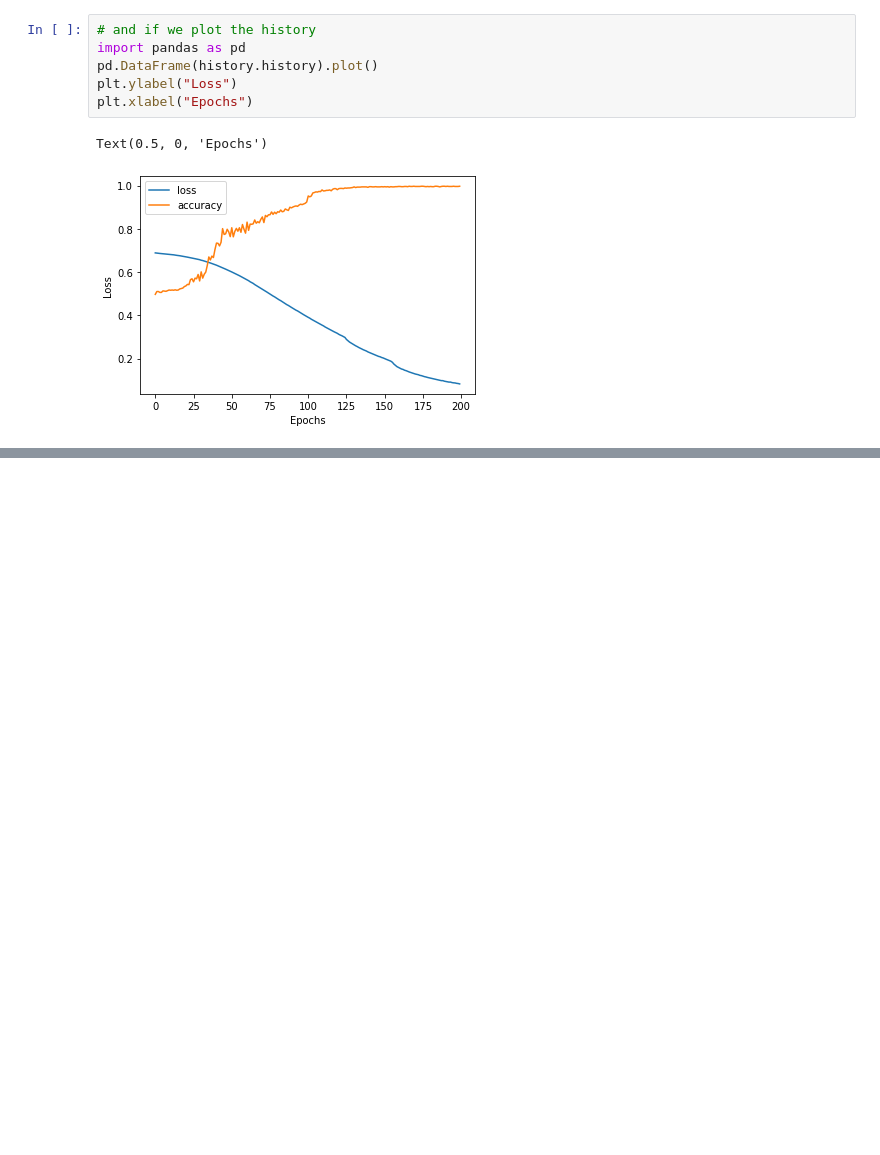
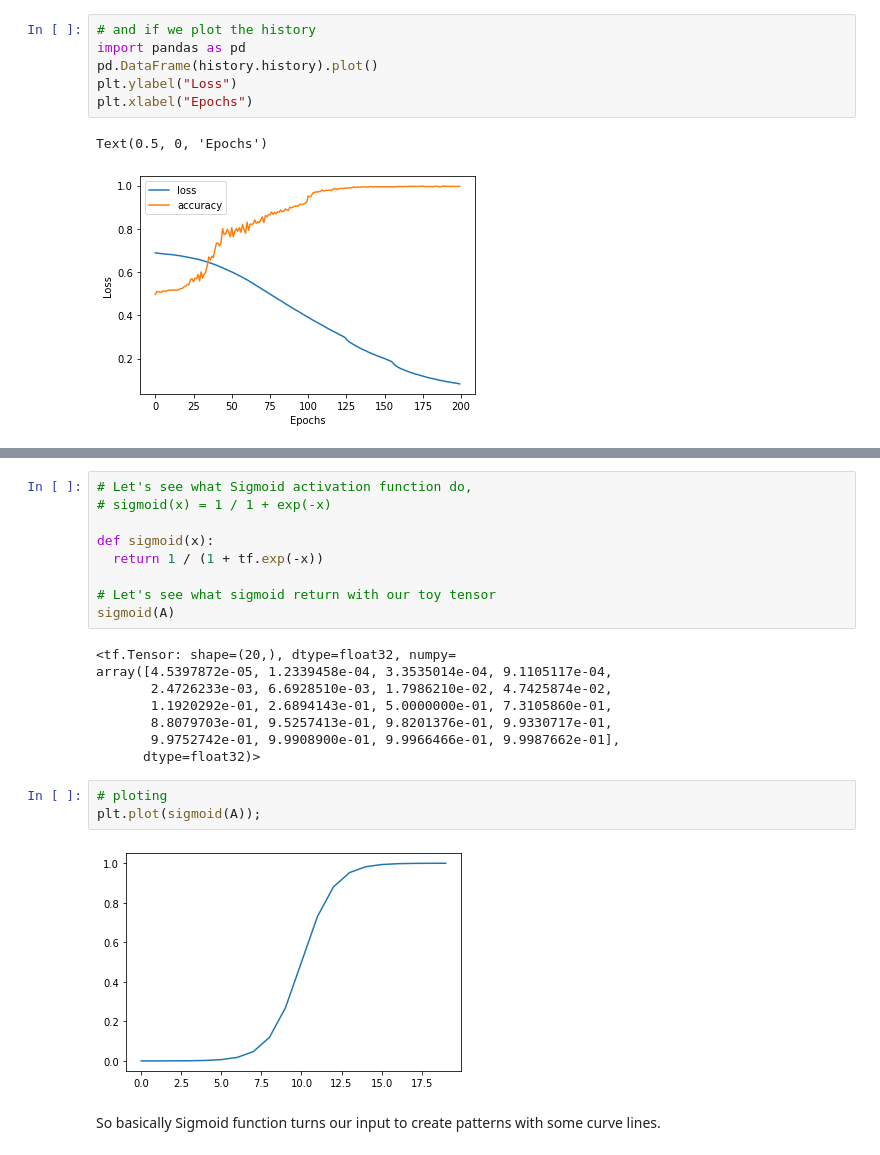
Before and after one commit to SaketMunda/tensorflow-fundamentals, a Jupyter notebook: 02_neural_network_classfication_with_tensorflow.ipynb, the cells around one changed output, grey strips where cells are left out. Cells and saved outputs as stored; diff of their text form; blank space fills up the shorter version.

Commit message:
activation functions

```diff
--- a/02_neural_network_classfication_with_tensorflow.ipynb
+++ b/02_neural_network_classfication_with_tensorflow.ipynb
@@ -590,0 +625,24 @@ Text(0.5, 0, 'Epochs')
+# %%
+# Let's see what Sigmoid activation function do,
+# sigmoid(x) = 1 / 1 + exp(-x)
+
+def sigmoid(x):
+  return 1 / (1 + tf.exp(-x))
+
+# Let's see what sigmoid return with our toy tensor
+sigmoid(A)
+# %% [output]
+<tf.Tensor: shape=(20,), dtype=float32, numpy=
+array([4.5397872e-05, 1.2339458e-04, 3.3535014e-04, 9.1105117e-04,
+       2.4726233e-03, 6.6928510e-03, 1.7986210e-02, 4.7425874e-02,
+       1.1920292e-01, 2.6894143e-01, 5.0000000e-01, 7.3105860e-01,
+       8.8079703e-01, 9.5257413e-01, 9.8201376e-01, 9.9330717e-01,
+       9.9752742e-01, 9.9908900e-01, 9.9966466e-01, 9.9987662e-01],
+      dtype=float32)>
+# %%
+# ploting
+plt.plot(sigmoid(A));
+# %% [output]
+[figure, added]
+# %% [markdown]
+So basically Sigmoid function turns our input to create patterns with some curve lines.
```
Also changed, not shown: parts of 11 cells of this notebook.
